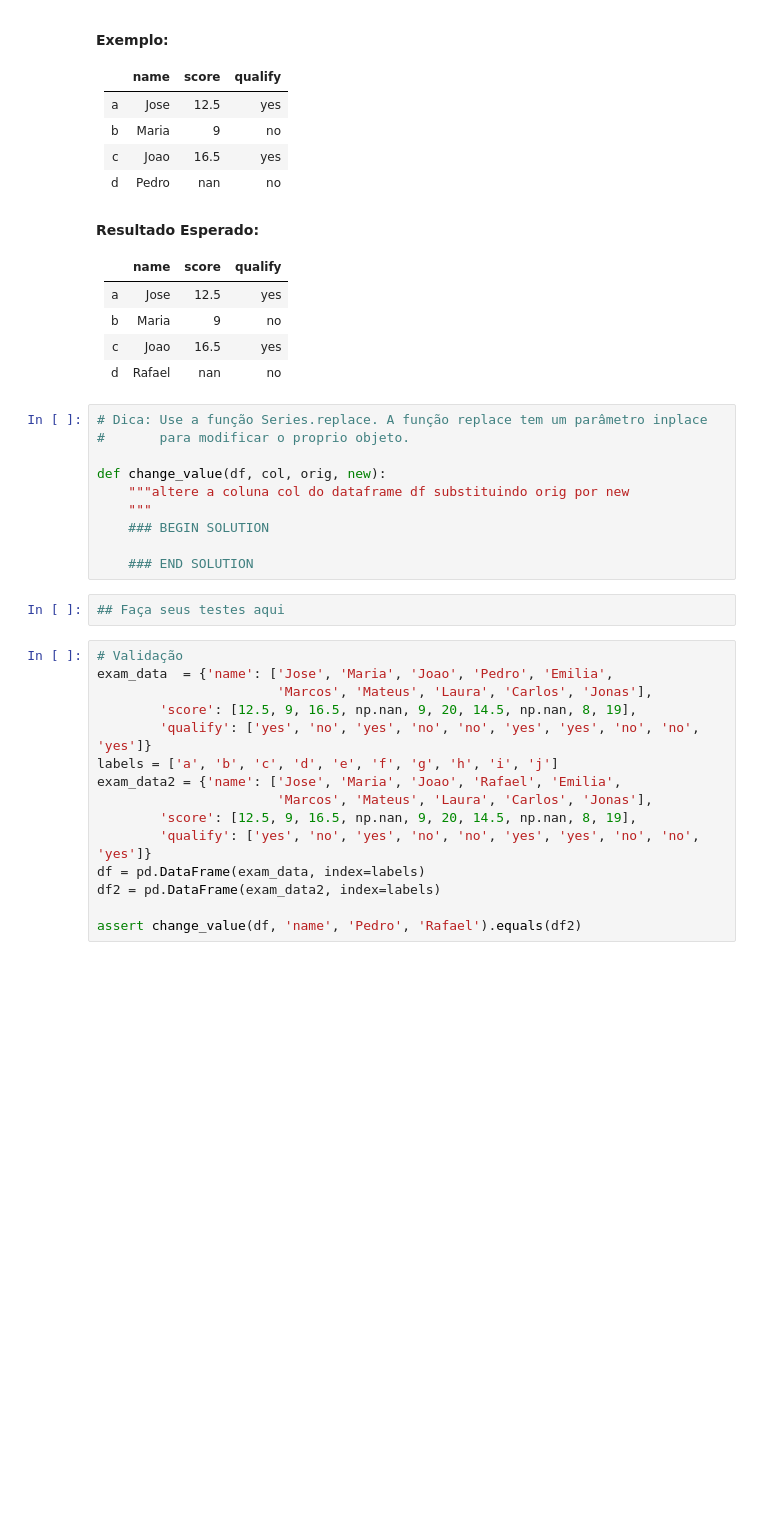
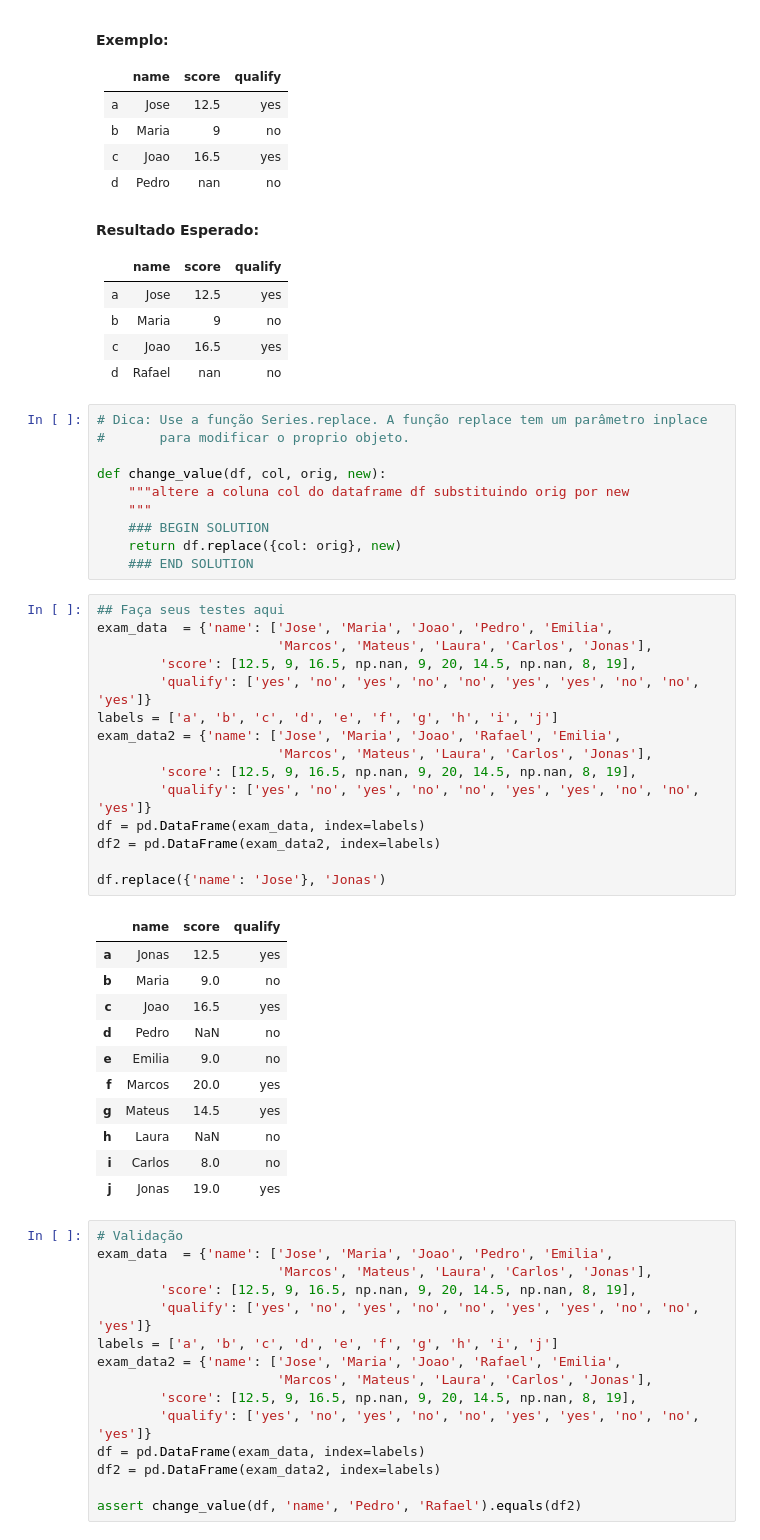
Before and after one commit to 4BR40/data_science_bootcamp, a Jupyter notebook: exercicios/Aula3_Exercicio_Abrao.ipynb, the cells around one changed output. Saved outputs shown, nothing was run; the diff lists cells and outputs as text; blank space fills up the shorter version.

```diff
--- a/exercicios/Aula3_Exercicio_Abrao.ipynb
+++ b/exercicios/Aula3_Exercicio_Abrao.ipynb
@@ -154,10 +154,35 @@ def change_value(df, col, orig, new):
     """altere a coluna col do dataframe df substituindo orig por new
     """
     ### BEGIN SOLUTION
-
+    return df.replace({col: orig}, new)
     ### END SOLUTION
-# %%
-## Faça seus testes aqui
+# %%
+## Faça seus testes aqui
+exam_data  = {'name': ['Jose', 'Maria', 'Joao', 'Pedro', 'Emilia',
+                       'Marcos', 'Mateus', 'Laura', 'Carlos', 'Jonas'],
+        'score': [12.5, 9, 16.5, np.nan, 9, 20, 14.5, np.nan, 8, 19],
+        'qualify': ['yes', 'no', 'yes', 'no', 'no', 'yes', 'yes', 'no', 'no', 'yes']}
+labels = ['a', 'b', 'c', 'd', 'e', 'f', 'g', 'h', 'i', 'j']
+exam_data2 = {'name': ['Jose', 'Maria', 'Joao', 'Rafael', 'Emilia',
+                       'Marcos', 'Mateus', 'Laura', 'Carlos', 'Jonas'],
+        'score': [12.5, 9, 16.5, np.nan, 9, 20, 14.5, np.nan, 8, 19],
+        'qualify': ['yes', 'no', 'yes', 'no', 'no', 'yes', 'yes', 'no', 'no', 'yes']}
+df = pd.DataFrame(exam_data, index=labels)
+df2 = pd.DataFrame(exam_data2, index=labels)
+
+df.replace({'name': 'Jose'}, 'Jonas')
+# %% [output]
+|  | name | score | qualify |
+| a | Jonas | 12.5 | yes |
+| b | Maria | 9.0 | no |
+| c | Joao | 16.5 | yes |
+| d | Pedro | NaN | no |
+| e | Emilia | 9.0 | no |
+| f | Marcos | 20.0 | yes |
+| g | Mateus | 14.5 | yes |
+| h | Laura | NaN | no |
+| i | Carlos | 8.0 | no |
+| j | Jonas | 19.0 | yes |
 # %%
 # Validação
 exam_data  = {'name': ['Jose', 'Maria', 'Joao', 'Pedro', 'Emilia',
```
Also changed, not shown: parts of 10 cells of this notebook.
